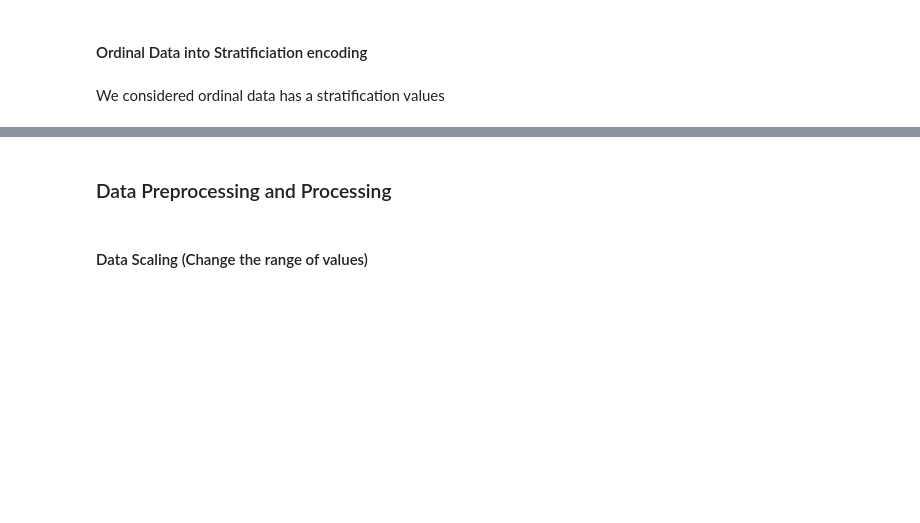
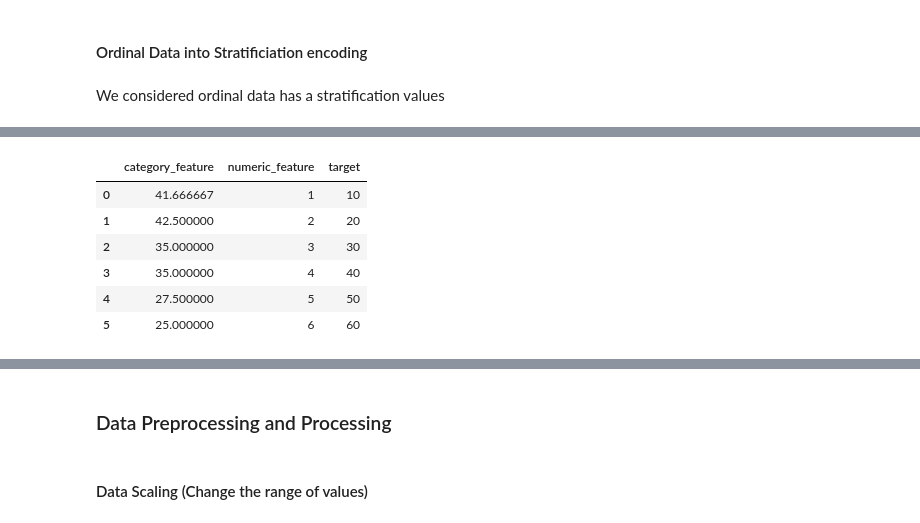
Before and after one commit to Agungvpzz/Telco-Churn-Analysis, a Jupyter notebook: Telco Churn Predictive Modeling.ipynb, the cells around one changed output, grey strips where cells are left out. Cells and saved outputs as stored; diff of their text form; code cells hidden in the pictures; blank space fills up the shorter version.

```diff
--- a/Telco Churn Predictive Modeling.ipynb
+++ b/Telco Churn Predictive Modeling.ipynb
@@ -179,0 +159,31 @@ def target_encoder(df, y:"independent variable"):
+# %%
+def cross_validated_target_encoding(df, categorical_col, target_col, n_splits=5, smoothing=1.0):
+    df = df.copy()
+    kf = KFold(n_splits=n_splits, shuffle=True, random_state=42)
+    target_mean_global = df[target_col].mean()
+
+    df['encoded'] = np.nan
+
+    for train_idx, val_idx in kf.split(df):
+        train, val = df.iloc[train_idx], df.iloc[val_idx]
+        category_means = train.groupby(categorical_col)[target_col].mean()
+
+        # Smoothing
+        counts = train[categorical_col].value_counts()
+        smoothed_means = (category_means * counts + target_mean_global * smoothing) / (counts + smoothing)
+
+        df.loc[val_idx, 'encoded'] = val[categorical_col].map(smoothed_means)
+
+    df[categorical_col] = df['encoded'].fillna(target_mean_global)
+    df.drop('encoded', axis=1, inplace=True)
+
+    return df
+# %%
+data = pd.DataFrame({
+    'category_feature': ['A', 'B', 'A', 'C', 'B', 'A'],
+    'numeric_feature': [1, 2, 3, 4, 5, 6],
+    'target': [10, 20, 30, 40, 50, 60]
+})
+
+encoded_data = cross_validated_target_encoding(data, 'category_feature', 'target')
+print(encoded_data)
@@ -179,0 +198,10 @@ def target_encoder(df, y:"independent variable"):
+# %%
+encoded_data
+# %% [output]
+|  | category_feature | numeric_feature | target |
+| 0 | 41.666667 | 1 | 10 |
+| 1 | 42.500000 | 2 | 20 |
+| 2 | 35.000000 | 3 | 30 |
+| 3 | 35.000000 | 4 | 40 |
+| 4 | 27.500000 | 5 | 50 |
+| 5 | 25.000000 | 6 | 60 |
```
Also changed, not shown: parts of 25 cells of this notebook.
